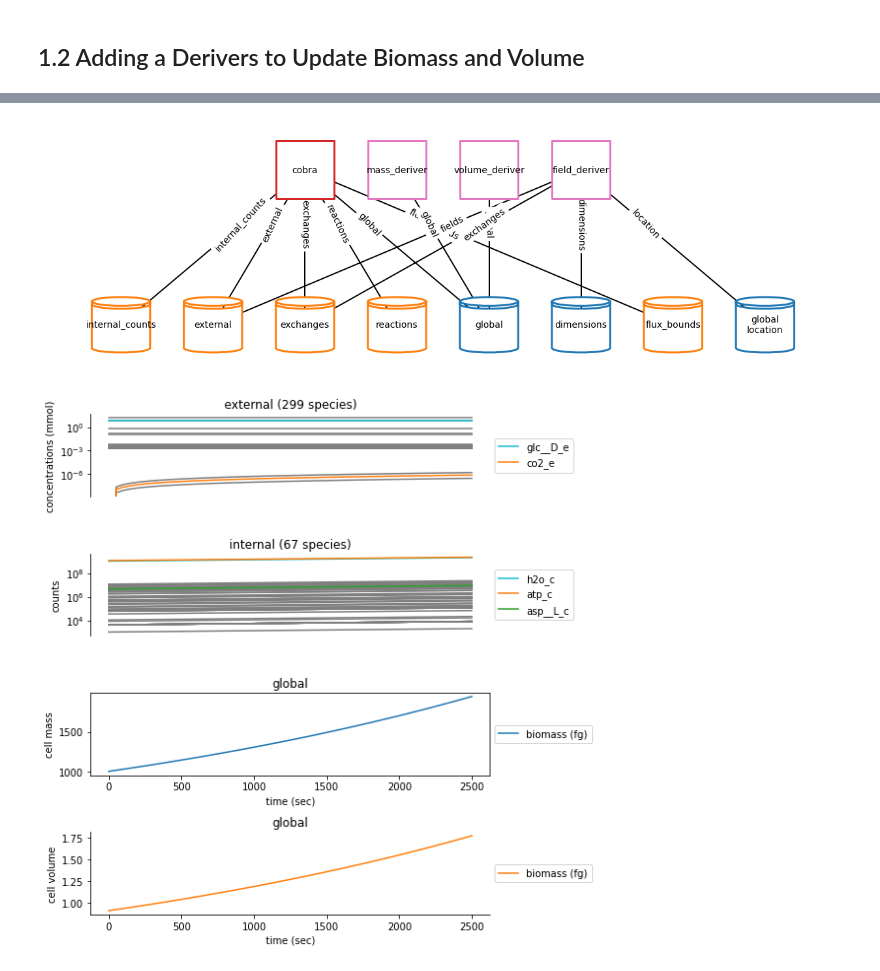
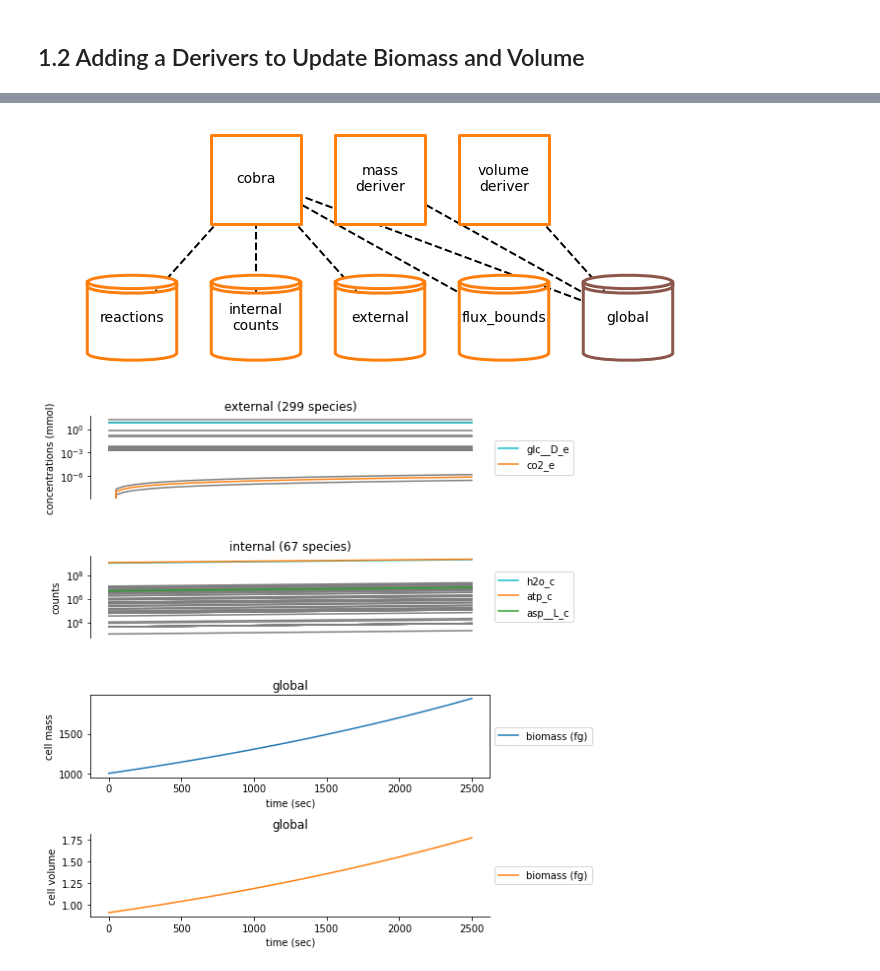
Before and after one commit to vivarium-collective/vivarium-notebooks, a Jupyter notebook: notebooks/VivariumLacOperonNotebook.ipynb, the cells around one changed output, grey strips where cells are left out. Drawn from its saved outputs; the diff is of its cells as text; code cells hidden in the pictures.

```diff
--- a/notebooks/VivariumLacOperonNotebook.ipynb
+++ b/notebooks/VivariumLacOperonNotebook.ipynb
@@ -58,24 +85,10 @@ Completed in 7.75 seconds
 # %%
 #Plot the Topology
-config = {
-    'process_colors':{
-        'cobra':'tab:red',
-        'mass_deriver':'tab:pink',
-        'volume_deriver':'tab:pink',
-        'field_deriver':'tab:pink'
-    },
-    'store_colors':{
-        'internal_counts':'tab:orange',
-        'external':'tab:orange',
-        'exchanges':'tab:orange',
-        'reactions':'tab:orange',
-        'flux_bounds':'tab:orange'
-    },
-}
 
-fig_topology = plot_topology(cobra_composite, config)
+
+fig_topology = plot_topology(cobra_composite, cobra_topology_config)
 # %% [output]
-[figure, old version]
+[figure, new version]
 # %%
 #Plot the Simulation Output
 fig_timeseries = plot_metabolism(cobra_timeseries)
```
Also changed, not shown: parts of 34 cells of this notebook.
